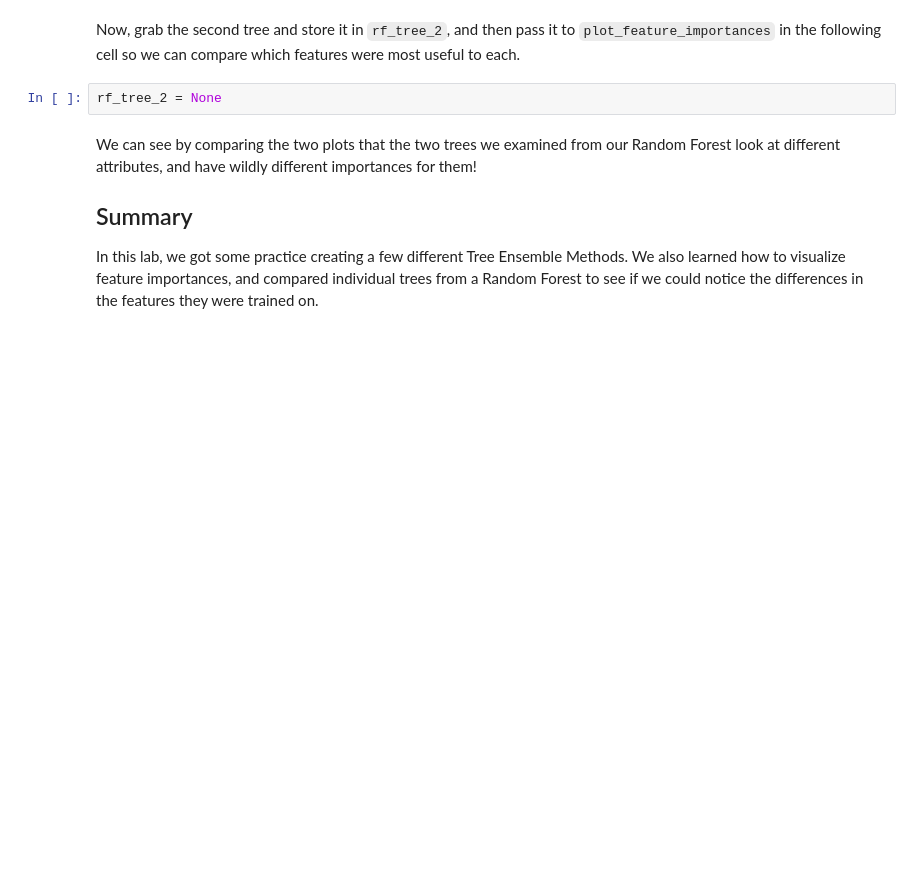
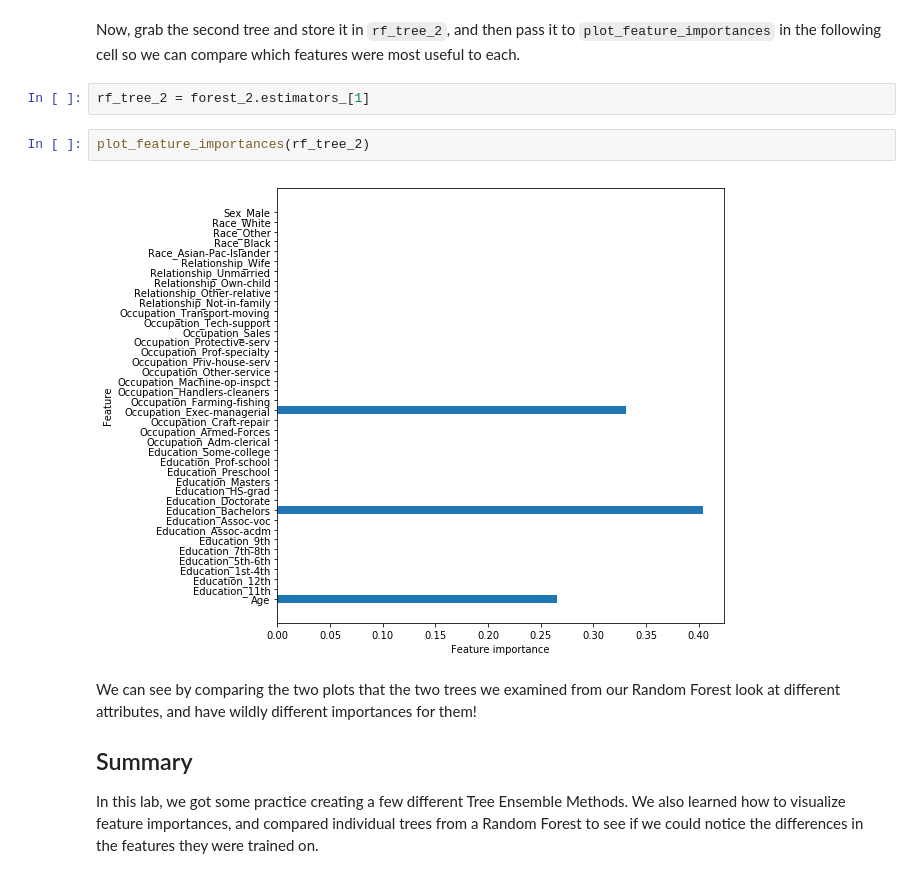
Before and after one commit to angelmanzur/dsc-tree-ensembles-random-forests-lab-dc-ds-career-042219, a Jupyter notebook: index.ipynb, the cells around one changed output. Saved outputs shown, nothing was run; the diff lists cells and outputs as text; blank space fills up the shorter version.

```diff
--- a/index.ipynb
+++ b/index.ipynb
@@ -313,8 +313,12 @@ plot_feature_importances(rf_tree_1)
 [figure]
 # %% [markdown]
 Now, grab the second tree and store it in `rf_tree_2`, and then pass it to `plot_feature_importances` in the following cell so we can compare which features were most useful to each.
-# %%
-rf_tree_2 = None
+# %%
+rf_tree_2 = forest_2.estimators_[1]
+# %%
+plot_feature_importances(rf_tree_2)
+# %% [output]
+[figure, added]
 # %% [markdown]
 We can see by comparing the two plots that the two trees we examined from our Random Forest look at different attributes, and have wildly different importances for them!
 
```
